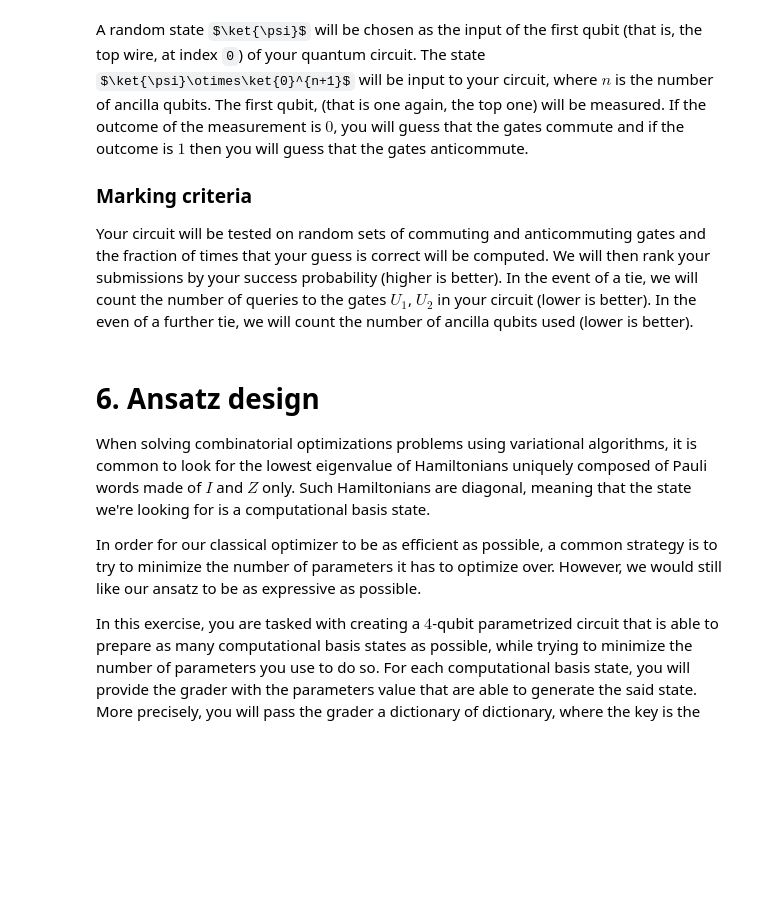
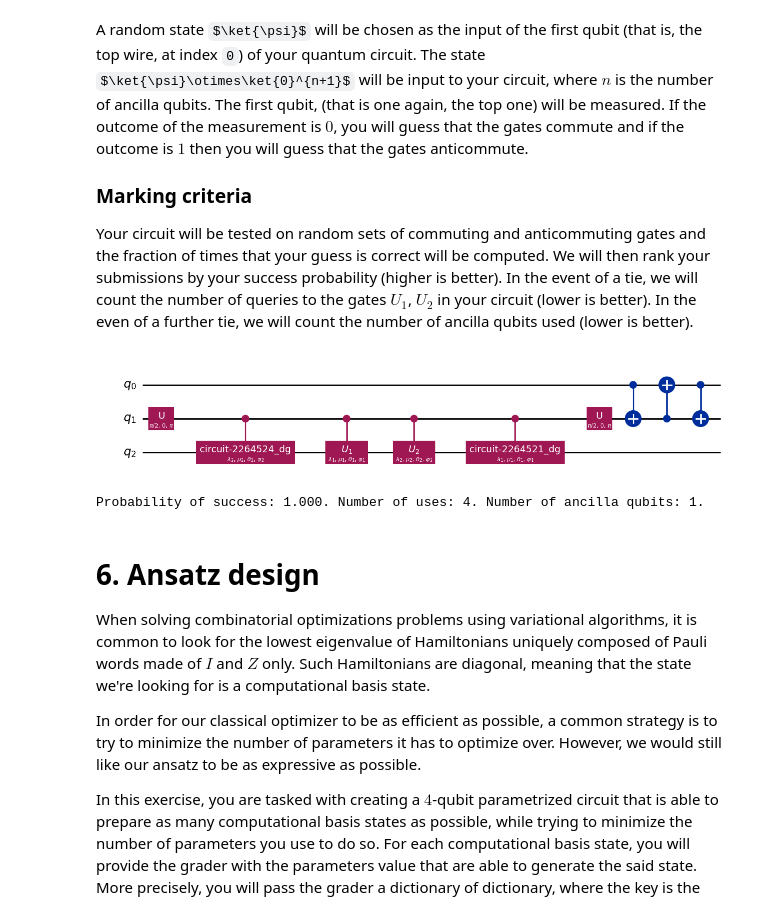
Before and after one commit to chaotiquetaurus/hackaton_interesemestre2, a Jupyter notebook: Sandbox/Questions_Louis.ipynb, the cells around one changed output. Cells and saved outputs as stored; diff of their text form; code cells hidden in the pictures; some formulas as TeX source; blank space fills up the shorter version.

```diff
--- a/Sandbox/Questions_Louis.ipynb
+++ b/Sandbox/Questions_Louis.ipynb
@@ -354,10 +445,20 @@ Your circuit will be tested on random sets of commuting and anticommuting gates
 # %%
 # SUBMISSION CELL
 
-qc = QuantumCircuit(2)
+qc = QuantumCircuit(3)
 # YOUR CODE HERE
-qc.append(U1, [0])
-qc.append(U2, [1])
+qc.u(np.pi/2,0,np.pi,1)
+qc.append(U2.control().inverse(), [1, 2])
+qc.append(U1.control(), [1, 2])
+qc.append(U2.control(), [1, 2])
+qc.append(U1.control().inverse(), [1, 2])
+qc.u(np.pi/2,0,np.pi,1)
+qc.cx(0,1)
+qc.cx(1,0)
+qc.cx(0,1)
+qc.draw("mpl")
+# %% [output]
+[figure, added]
 # %%
 # SCORING CELL
 
@@ -421,15 +522,17 @@ def test_commutativity_test(qc: QuantumCircuit, N: int = 10_000) -> tuple[float,
 
     n_uses = 0
     for instruction in qc.data:
-        if instruction.operation in [U1, U2, U1.control(), U2.control(), U1.inverse(), U2.inverse()]:
+        if instruction.operation in [U1, U2, U1.control(), U2.control(), U1.inverse(), U2.inverse(), U1.control().inverse(), U2.control().inverse()]:
             n_uses += 1
-        elif instruction.operation.name not in ["cx, u"]:
-            raise ValueError(f"Operation {intruction.operation.name} isn't permitted.")
+        elif instruction.operation.name not in ["cx", "u"]:
+            raise ValueError(f"Operation {instruction.operation.name} isn't permitted.")
 
     return success / (2 * N), n_uses, qc.num_qubits - 2
 
 p_success, n_uses, n_ancillas = test_commutativity_test(qc)
 print(f"Probability of success: {p_success:.3f}. Number of uses: {n_uses}. Number of ancilla qubits: {n_ancillas}.")
+# %% [output]
+Probability of success: 1.000. Number of uses: 4. Number of ancilla qubits: 1.
 # %% [markdown]
 # 6. Ansatz design
 When solving combinatorial optimizations problems using variational algorithms, it is common to look for the lowest eigenvalue of Hamiltonians uniquely composed of Pauli words made of $I$ and $Z$ only. Such Hamiltonians are diagonal, meaning that the state we're looking for is a computational basis state.
```
Also changed, not shown: parts of 7 cells of this notebook.
